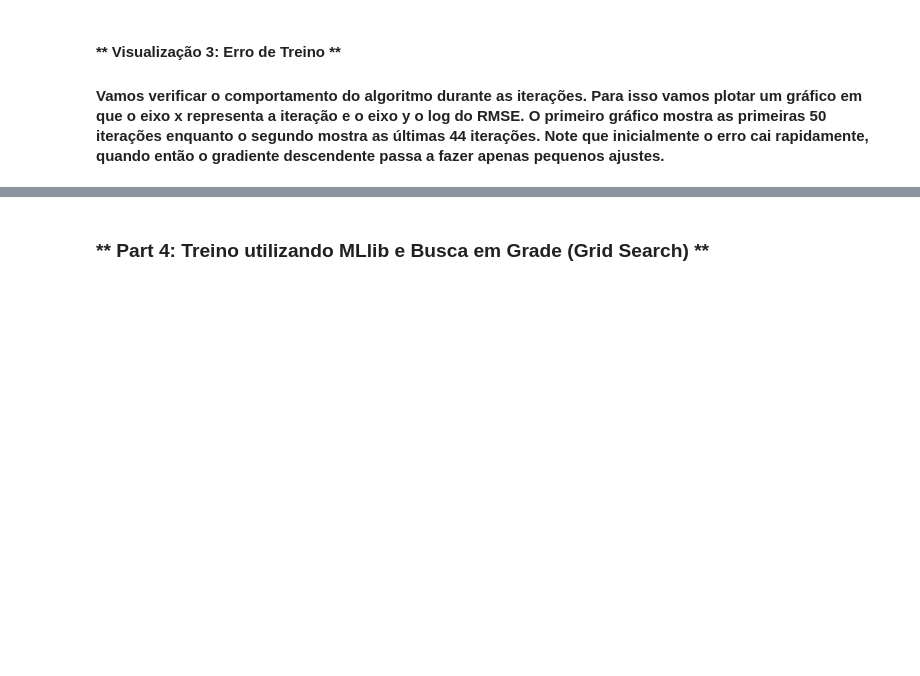
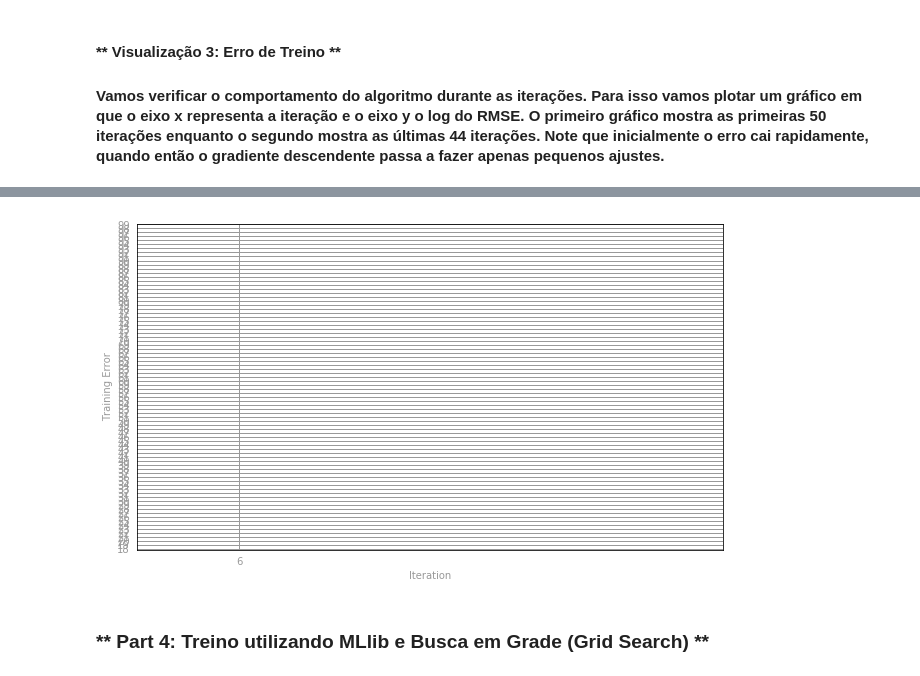
Before and after one commit to Laurindosnt/BIGDATA2017, a Jupyter notebook: Laurindo-Lab4a_regressao_linear.ipynb, the cells around one changed output, grey strips where cells are left out. Cells and saved outputs as stored; diff of their text form; code cells hidden in the pictures; blank space fills up the shorter version.

```diff
--- a/Laurindo-Lab4a_regressao_linear.ipynb
+++ b/Laurindo-Lab4a_regressao_linear.ipynb
@@ -557,13 +696,19 @@ pass
 # %%
 norm = Normalize()
 clrs = cmap(np.asarray(norm(errorTrainLR0[6:])))[:,0:3]
 
-fig, ax = preparePlot(np.arange(0, 60, 10), np.arange(17, 22, 1))
-ax.set_ylim(17.8, 21.2)
+#fig, ax = preparePlot(np.arange(0, 60, 10), np.arange(17, 22, 1))
+fig, ax = preparePlot(np.arange(0, 60, 10), np.arange(17, 100, 1))
+#ax.set_ylim(17.8, 21.2)
+ax.set_ylim(17.8, 99.2)
 plt.scatter(range(0, numIters-6), errorTrainLR0[6:], s=14**2, c=clrs, edgecolors='#888888', alpha=0.75)
-ax.set_xticklabels(map(str, range(6, 66, 10)))
+#ax.set_xticklabels(map(str, range(6, 66, 10)))
+ax.set_xticklabels(map(str, range(6, 1000, 1000)))
 ax.set_xlabel('Iteration'), ax.set_ylabel(r'Training Error')
+plt.show()
 pass
+# %% [output]
+[figure, added]
 # %% [markdown]
 ### ** Part 4: Treino utilizando MLlib e Busca em Grade (Grid Search) **
 # %% [markdown]
```
Also changed, not shown: parts of 37 cells of this notebook, 1 other file.
